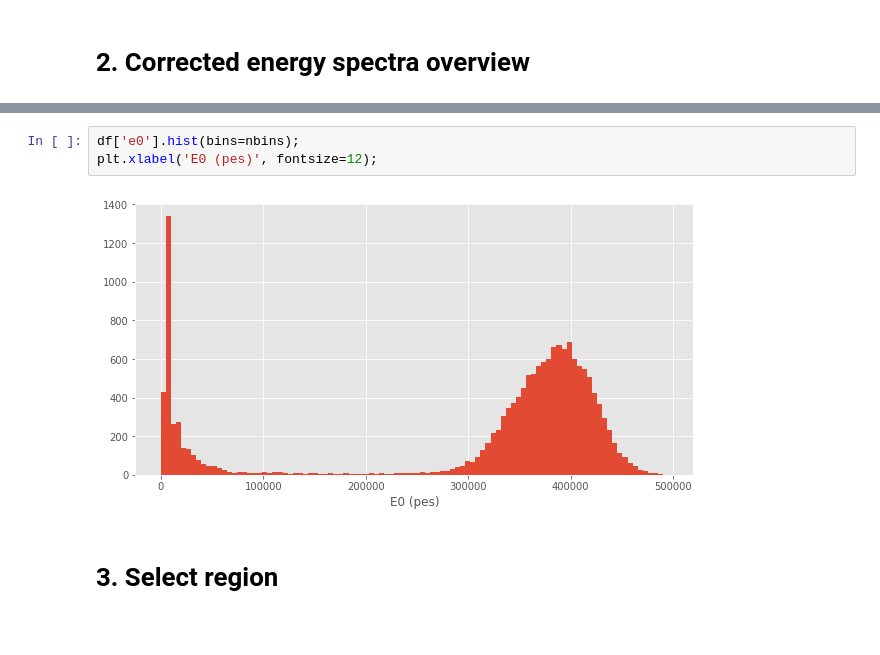
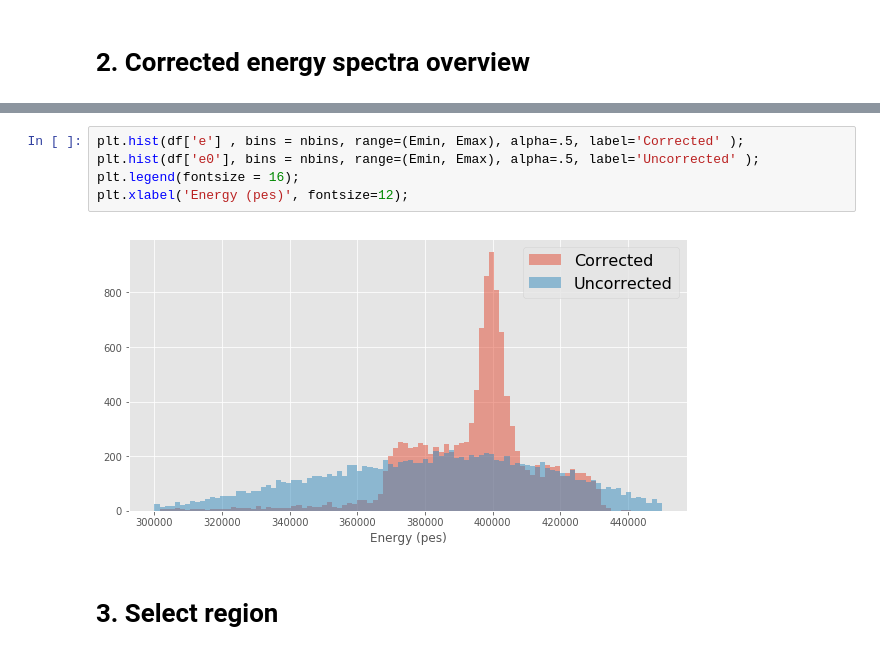
Before and after one commit to jahernando/CsThNB, a Jupyter notebook: temp/pmaps/descape_corrected_pmaps_analysis.ipynb, the cells around one changed output, grey strips where cells are left out. Saved outputs shown, nothing was run; the diff lists cells and outputs as text.

```diff
--- a/temp/descape_corrected_pmaps_analysis.ipynb
+++ b/temp/pmaps/descape_corrected_pmaps_analysis.ipynb
@@ -34,8 +42,10 @@ plt.xlabel('E (pes)', fontsize=12);
-# %%
-df['e0'].hist(bins=nbins);
-plt.xlabel('E0 (pes)', fontsize=12);
-# %% [output]
-[figure, removed]
+# %%
+plt.hist(df['e'] , bins = nbins, range=(Emin, Emax), alpha=.5, label='Corrected' );
+plt.hist(df['e0'], bins = nbins, range=(Emin, Emax), alpha=.5, label='Uncorrected' );
+plt.legend(fontsize = 16);
+plt.xlabel('Energy (pes)', fontsize=12);
+# %% [output]
+[figure, added]
 # %% [markdown]
 # 3. Select region
 # %%
```
Also changed, not shown: parts of 16 cells of this notebook, 1 other file.
